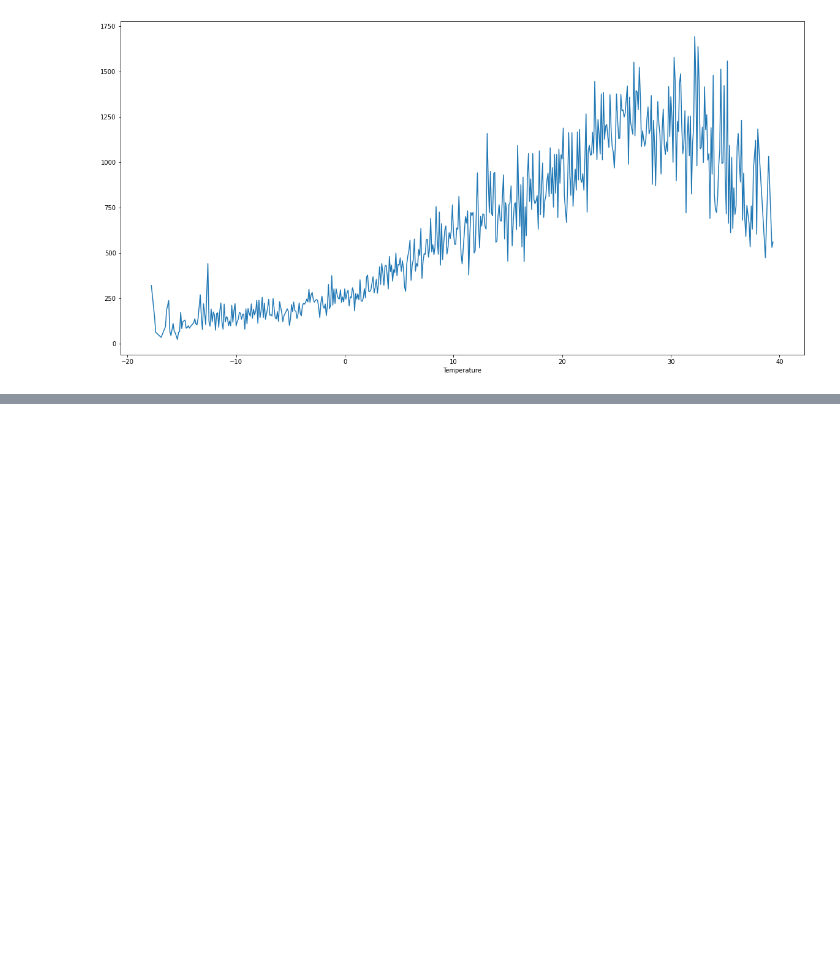
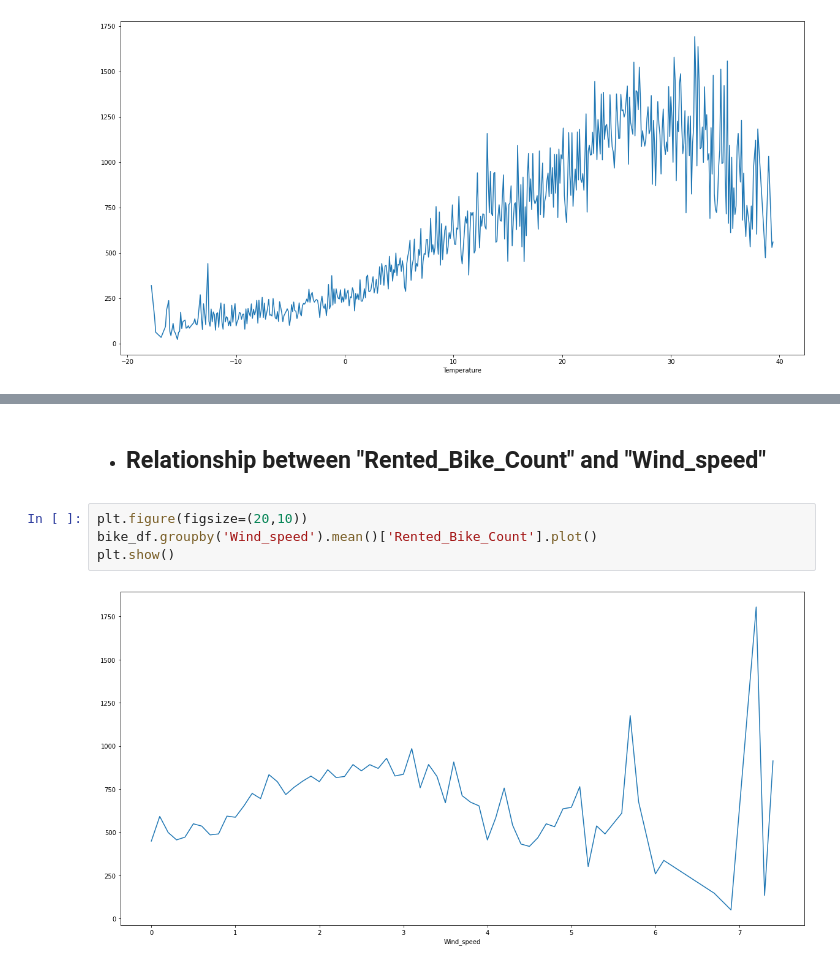
Before and after one commit to kuresh02/Bike-Sharing-Demand-Prediction---Capstone-Project, a Jupyter notebook: Capstone_Project__Sharing_Demand_Prediction.ipynb, the cells around one changed output, grey strips where cells are left out. Saved outputs shown, nothing was run; the diff lists cells and outputs as text; blank space fills up the shorter version.

```diff
--- a/Capstone_Project__Sharing_Demand_Prediction.ipynb
+++ b/Capstone_Project__Sharing_Demand_Prediction.ipynb
@@ -527,0 +557,9 @@ bike_df.groupby('Temperature').mean()['Rented_Bike_Count'].plot()
+# %% [markdown]
+
+*   ## Relationship between "Rented_Bike_Count" and "Wind_speed"
+# %%
+plt.figure(figsize=(20,10))
+bike_df.groupby('Wind_speed').mean()['Rented_Bike_Count'].plot()
+plt.show()
+# %% [output]
+[figure, added]
```
Also changed, not shown: parts of 20 cells of this notebook.
